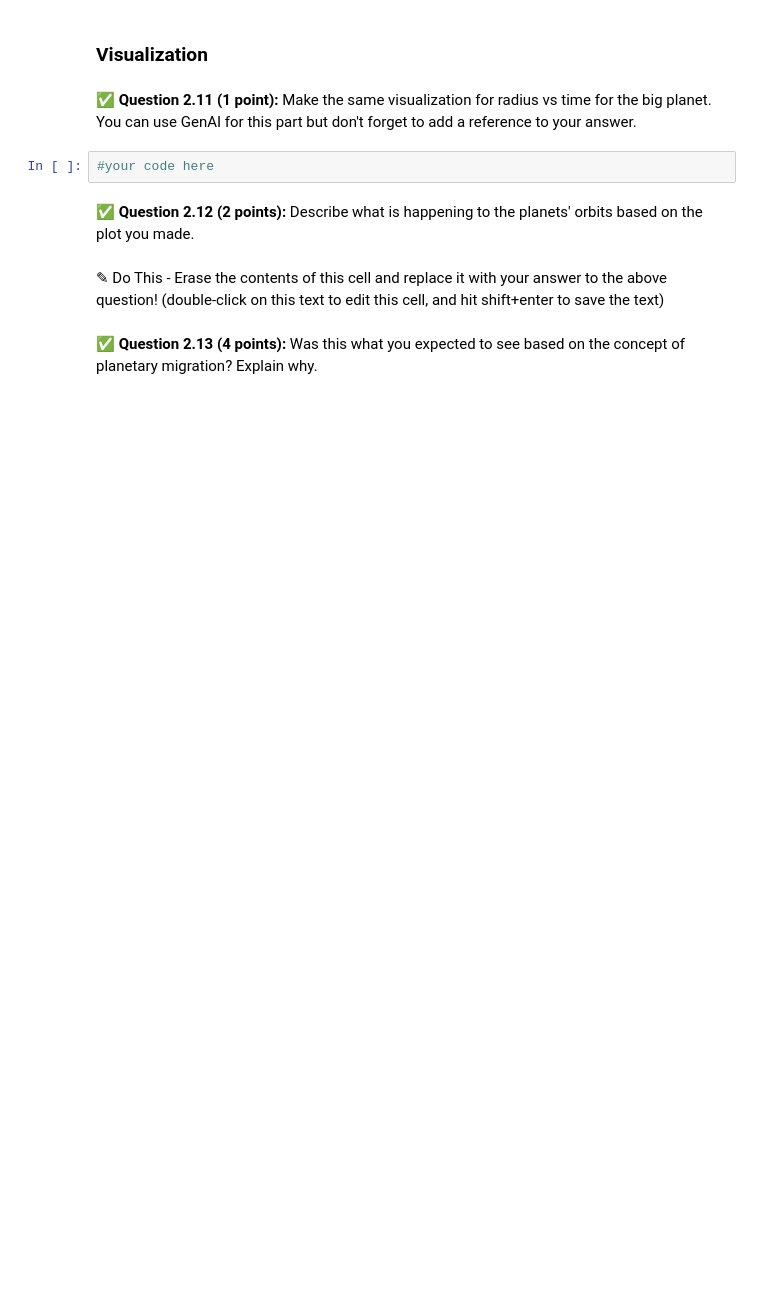
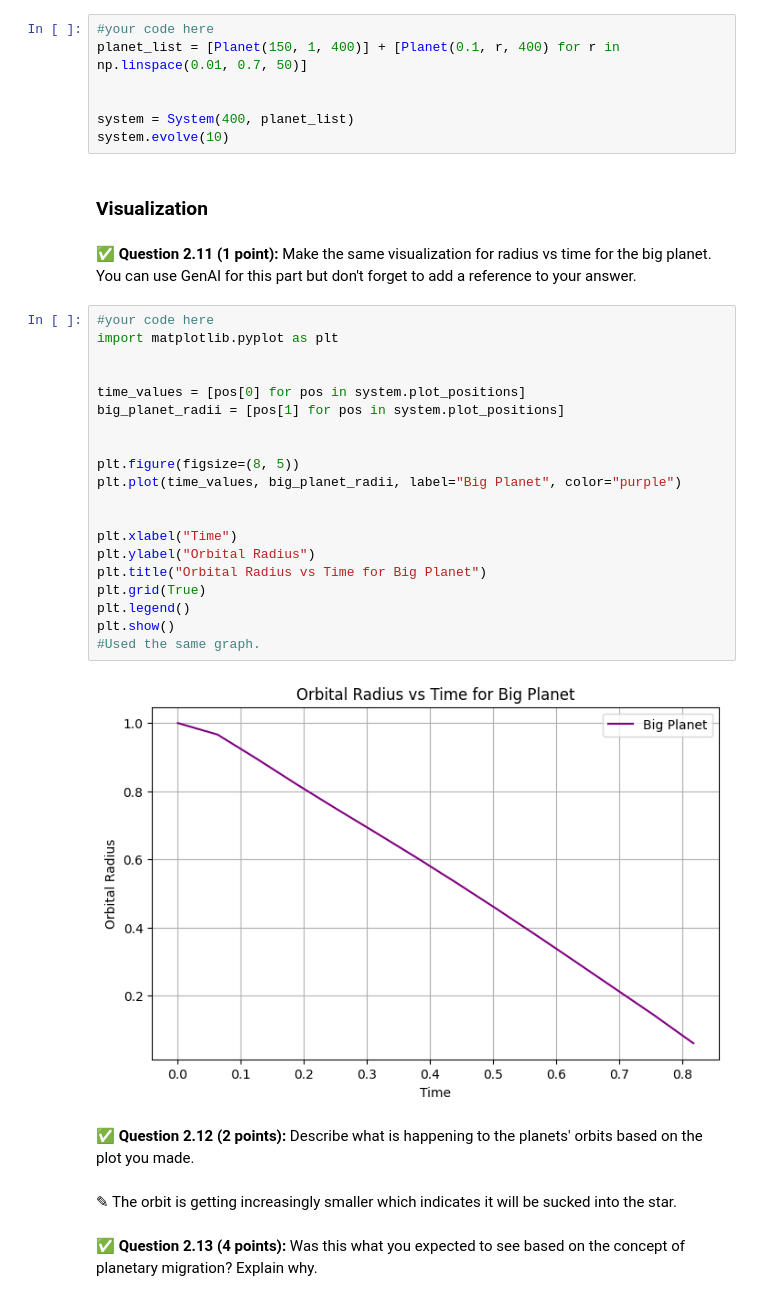
Before and after one commit to jared-evans14/cmse202-s25-turnin, a Jupyter notebook: hw-02/HW02_Part1-Orbits-SS25-STUDENT.ipynb, the cells around one changed output. Drawn from its saved outputs; the diff is of its cells as text; blank space fills up the shorter version.

```diff
--- a/hw-02/HW02_Part1-Orbits-SS25-STUDENT.ipynb
+++ b/hw-02/HW02_Part1-Orbits-SS25-STUDENT.ipynb
@@ -399,12 +565,39 @@ class System:
+# %%
+#your code here
+planet_list = [Planet(150, 1, 400)] + [Planet(0.1, r, 400) for r in np.linspace(0.01, 0.7, 50)]
+
+
+system = System(400, planet_list)
+system.evolve(10)
 # %% [markdown]
 ### Visualization
 # %% [markdown]
 ✅ **Question 2.11 (1 point):** Make the same visualization for radius vs time for the big planet. You can use GenAI for this part but don't forget to add a reference to your answer.
-# %%
-#your code here
+# %%
+#your code here
+import matplotlib.pyplot as plt
+
+
+time_values = [pos[0] for pos in system.plot_positions]
+big_planet_radii = [pos[1] for pos in system.plot_positions]
+
+
+plt.figure(figsize=(8, 5))
+plt.plot(time_values, big_planet_radii, label="Big Planet", color="purple")
+
+
+plt.xlabel("Time")
+plt.ylabel("Orbital Radius")
+plt.title("Orbital Radius vs Time for Big Planet")
+plt.grid(True)
+plt.legend()
+plt.show()
+#Used the same graph.
+# %% [output]
+[figure, added]
 # %% [markdown]
 ✅ **Question 2.12 (2 points):** Describe what is happening to the planets' orbits based on the plot you made.
-# %% [markdown]
-✎ Do This - Erase the contents of this cell and replace it with your answer to the above question! (double-click on this text to edit this cell, and hit shift+enter to save the text)
+# %% [markdown]
+✎ The orbit is getting increasingly smaller which indicates it will be sucked into the star.
 # %% [markdown]
 ✅ **Question 2.13 (4 points):** Was this what you expected to see based on the concept of planetary migration? Explain why.
```
Also changed, not shown: parts of 27 cells of this notebook.
